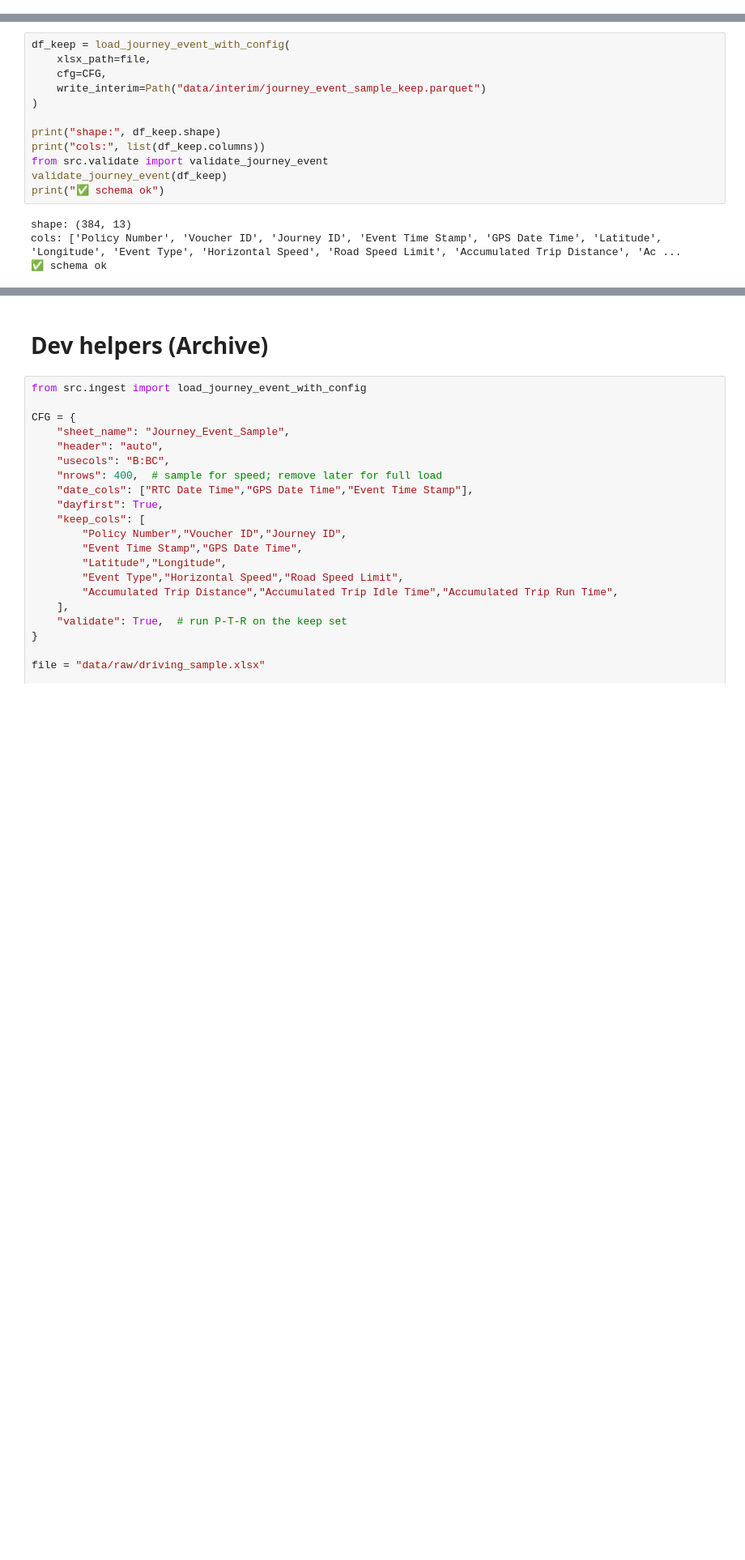
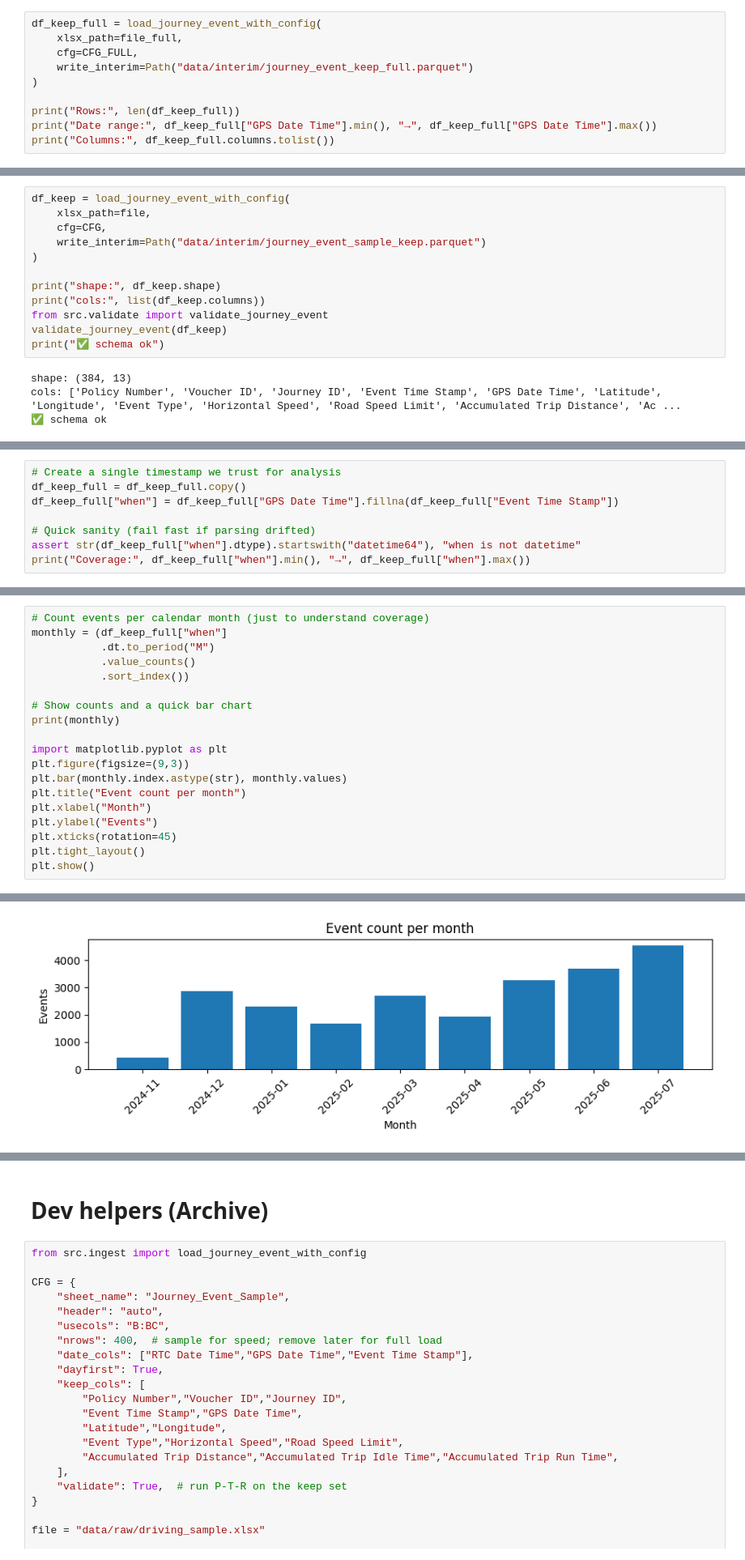
Before and after one commit to abdulabolahom/indepth-driving-data-analysis, a Jupyter notebook: notebooks/01_explore.ipynb, the cells around one changed output, grey strips where cells are left out. Shown at 81% size. Cells and saved outputs as stored; diff of their text form; blank space fills up the shorter version.

```diff
--- a/notebooks/01_explore.ipynb
+++ b/notebooks/01_explore.ipynb
@@ -56,0 +83,10 @@ df_keep = load_journey_event_with_config(
+# %%
+df_keep_full = load_journey_event_with_config(
+    xlsx_path=file_full,
+    cfg=CFG_FULL,
+    write_interim=Path("data/interim/journey_event_keep_full.parquet")
+)
+
+print("Rows:", len(df_keep_full))
+print("Date range:", df_keep_full["GPS Date Time"].min(), "→", df_keep_full["GPS Date Time"].max())
+print("Columns:", df_keep_full.columns.tolist())
@@ -142,0 +300,8 @@ cols: ['Policy Number', 'Voucher ID', 'Journey ID', 'Event Time Stamp', 'GPS Dat
+# %%
+# Create a single timestamp we trust for analysis
+df_keep_full = df_keep_full.copy()
+df_keep_full["when"] = df_keep_full["GPS Date Time"].fillna(df_keep_full["Event Time Stamp"])
+
+# Quick sanity (fail fast if parsing drifted)
+assert str(df_keep_full["when"].dtype).startswith("datetime64"), "when is not datetime"
+print("Coverage:", df_keep_full["when"].min(), "→", df_keep_full["when"].max())
@@ -142,0 +310,20 @@ cols: ['Policy Number', 'Voucher ID', 'Journey ID', 'Event Time Stamp', 'GPS Dat
+# %%
+# Count events per calendar month (just to understand coverage)
+monthly = (df_keep_full["when"]
+           .dt.to_period("M")
+           .value_counts()
+           .sort_index())
+
+# Show counts and a quick bar chart
+print(monthly)
+
+import matplotlib.pyplot as plt
+plt.figure(figsize=(9,3))
+plt.bar(monthly.index.astype(str), monthly.values)
+plt.title("Event count per month")
+plt.xlabel("Month")
+plt.ylabel("Events")
+plt.xticks(rotation=45)
+plt.tight_layout()
+plt.show()
+# %% [output]
@@ -142,0 +341 @@ cols: ['Policy Number', 'Voucher ID', 'Journey ID', 'Event Time Stamp', 'GPS Dat
+[figure, added]
```
Also changed, not shown: parts of 26 cells of this notebook.
